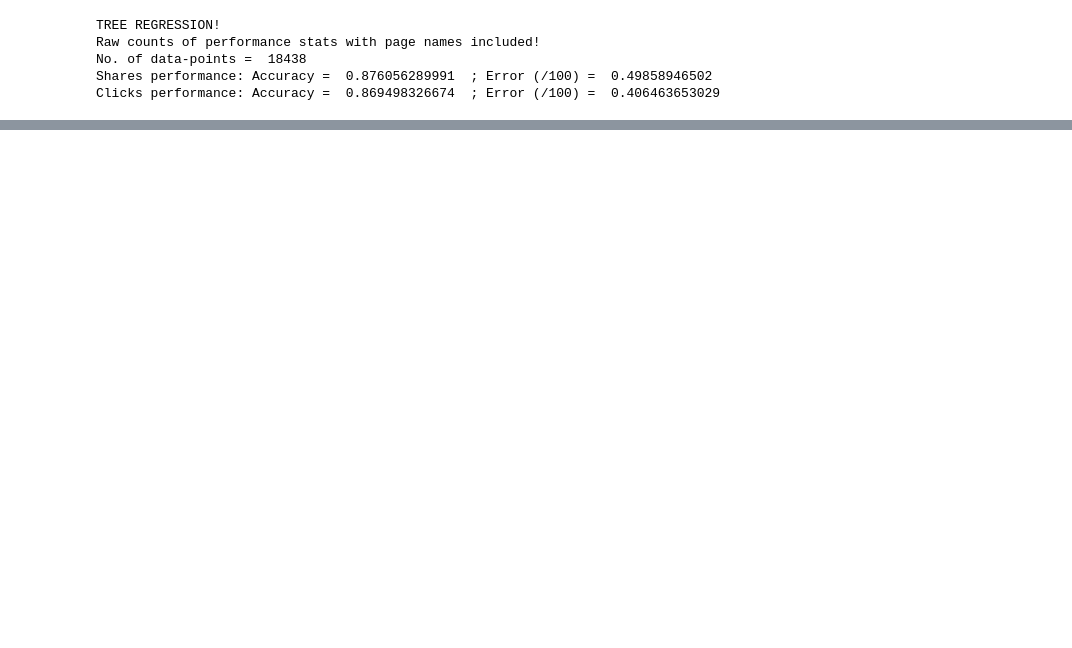
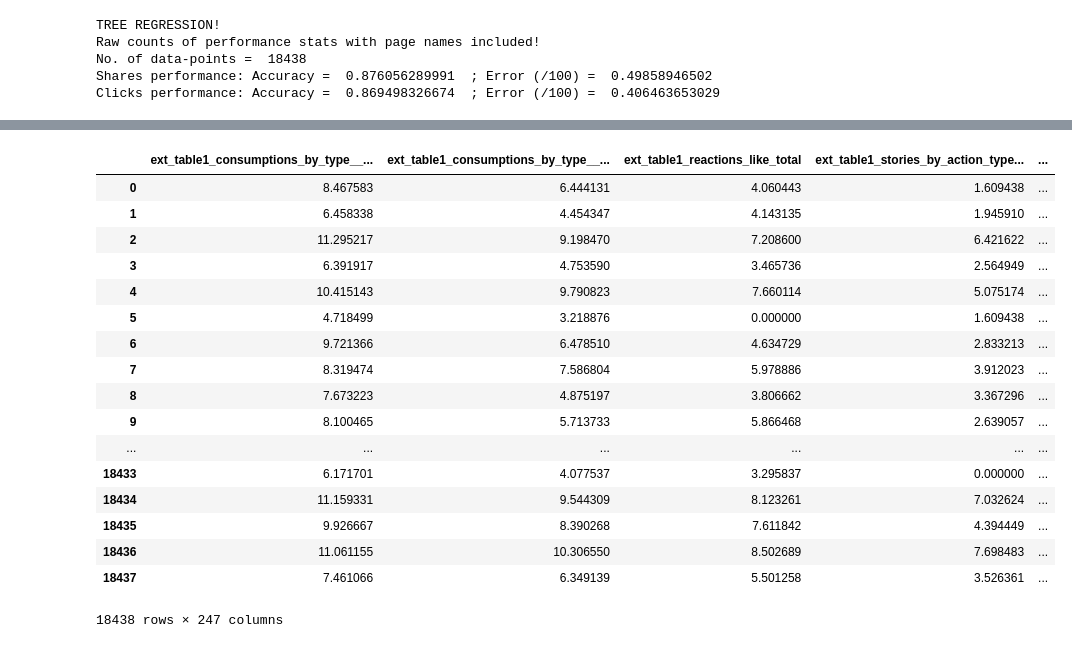
Before and after one commit to eshwarchandrasekharan/predict-pop, a Jupyter notebook: models-links/routing-next-page.ipynb, the cells around one changed output, grey strips where cells are left out. Drawn from its saved outputs; the diff is of its cells as text; code cells hidden in the pictures; blank space fills up the shorter version.

```diff
--- a/models-links/routing-next-page.ipynb
+++ b/models-links/routing-next-page.ipynb
@@ -274 +274,22 @@ next_page_The Try Guys -15333.3185 6767048906.3331      -0.00     1.0000 -132634
 ---------------------------------End of Summary---------------------------------
+# %%
+X
+# %% [output]
+|  | ext_table1_consumptions_by_type__... | ext_table1_consumptions_by_type__... | ext_table1_reactions_like_total | ext_table1_stories_by_action_type... | ... |
+| 0 | 8.467583 | 6.444131 | 4.060443 | 1.609438 | ... |
+| 1 | 6.458338 | 4.454347 | 4.143135 | 1.945910 | ... |
+| 2 | 11.295217 | 9.198470 | 7.208600 | 6.421622 | ... |
+| 3 | 6.391917 | 4.753590 | 3.465736 | 2.564949 | ... |
+| 4 | 10.415143 | 9.790823 | 7.660114 | 5.075174 | ... |
+| 5 | 4.718499 | 3.218876 | 0.000000 | 1.609438 | ... |
+| 6 | 9.721366 | 6.478510 | 4.634729 | 2.833213 | ... |
+| 7 | 8.319474 | 7.586804 | 5.978886 | 3.912023 | ... |
+| 8 | 7.673223 | 4.875197 | 3.806662 | 3.367296 | ... |
+| 9 | 8.100465 | 5.713733 | 5.866468 | 2.639057 | ... |
+| ... | ... | ... | ... | ... | ... |
+| 18433 | 6.171701 | 4.077537 | 3.295837 | 0.000000 | ... |
+| 18434 | 11.159331 | 9.544309 | 8.123261 | 7.032624 | ... |
+| 18435 | 9.926667 | 8.390268 | 7.611842 | 4.394449 | ... |
+| 18436 | 11.061155 | 10.306550 | 8.502689 | 7.698483 | ... |
+| 18437 | 7.461066 | 6.349139 | 5.501258 | 3.526361 | ... |
+18438 rows × 247 columns
```
Also changed, not shown: parts of 2 cells of this notebook, 1 other file.
